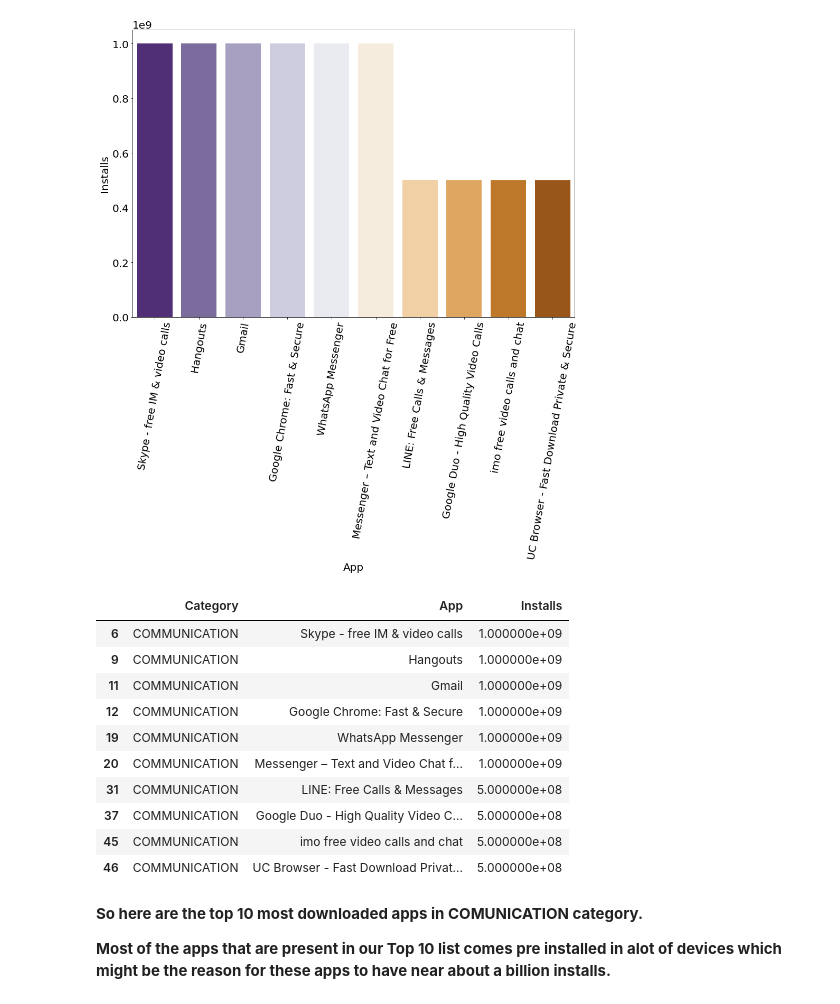
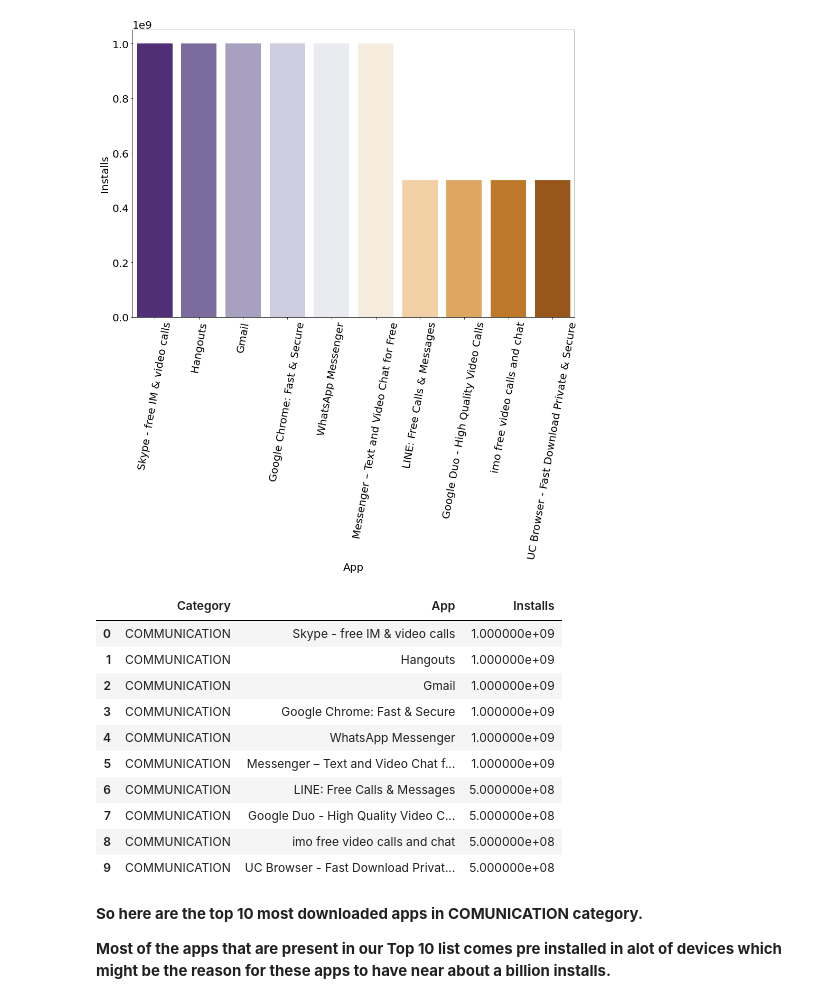
Before and after one commit to amol004/Google-Play-Store-EDA, a Jupyter notebook: Capstone_project_Google_play_store_review_analysis_(EDA)_Notebook_{Amol_Thakur}.ipynb, the cells around one changed output. Drawn from its saved outputs; the diff is of its cells as text; code cells hidden in the pictures.

```diff
--- a/Capstone_project_Google_play_store_review_analysis_(EDA)_Notebook_{Amol_Thakur}.ipynb
+++ b/Capstone_project_Google_play_store_review_analysis_(EDA)_Notebook_{Amol_Thakur}.ipynb
@@ -626,19 +626,19 @@ plt.xticks(rotation=80); # x axis label rotation
 [figure]
 # %%
 # printing values of top 10 most installed apps
-jj
+jj.head(10).reset_index().drop(['index'],axis=1)
 # %% [output]
 |  | Category | App | Installs |
-| 6 | COMMUNICATION | Skype - free IM & video calls | 1.000000e+09 |
-| 9 | COMMUNICATION | Hangouts | 1.000000e+09 |
-| 11 | COMMUNICATION | Gmail | 1.000000e+09 |
-| 12 | COMMUNICATION | Google Chrome: Fast & Secure | 1.000000e+09 |
-| 19 | COMMUNICATION | WhatsApp Messenger | 1.000000e+09 |
-| 20 | COMMUNICATION | Messenger – Text and Video Chat f... | 1.000000e+09 |
-| 31 | COMMUNICATION | LINE: Free Calls & Messages | 5.000000e+08 |
-| 37 | COMMUNICATION | Google Duo - High Quality Video C... | 5.000000e+08 |
-| 45 | COMMUNICATION | imo free video calls and chat | 5.000000e+08 |
-| 46 | COMMUNICATION | UC Browser - Fast Download Privat... | 5.000000e+08 |
+| 0 | COMMUNICATION | Skype - free IM & video calls | 1.000000e+09 |
+| 1 | COMMUNICATION | Hangouts | 1.000000e+09 |
+| 2 | COMMUNICATION | Gmail | 1.000000e+09 |
+| 3 | COMMUNICATION | Google Chrome: Fast & Secure | 1.000000e+09 |
+| 4 | COMMUNICATION | WhatsApp Messenger | 1.000000e+09 |
+| 5 | COMMUNICATION | Messenger – Text and Video Chat f... | 1.000000e+09 |
+| 6 | COMMUNICATION | LINE: Free Calls & Messages | 5.000000e+08 |
+| 7 | COMMUNICATION | Google Duo - High Quality Video C... | 5.000000e+08 |
+| 8 | COMMUNICATION | imo free video calls and chat | 5.000000e+08 |
+| 9 | COMMUNICATION | UC Browser - Fast Download Privat... | 5.000000e+08 |
 # %% [markdown]
 **So here are the top 10 most downloaded apps in COMUNICATION category.**
 
```
Also changed, not shown: parts of 6 cells of this notebook.
